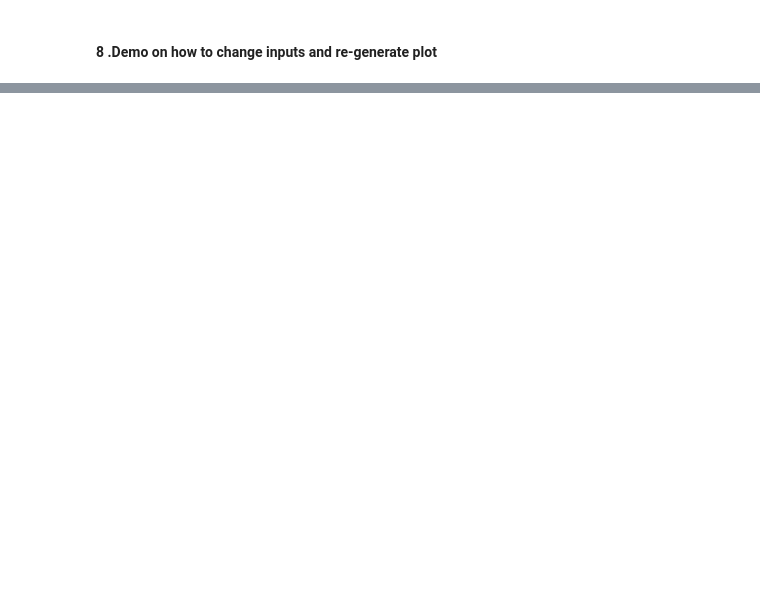
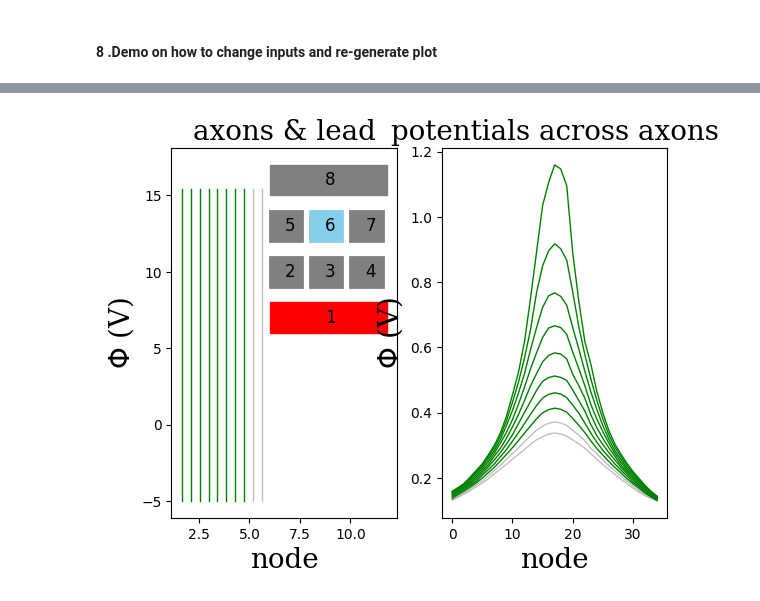
Before and after one commit to aaerrolla/metaStim, a Jupyter notebook: demo.ipynb, the cells around one changed output, grey strips where cells are left out. Cells and saved outputs as stored; diff of their text form; code cells hidden in the pictures; blank space fills up the shorter version.

```diff
--- a/demo.ipynb
+++ b/demo.ipynb
@@ -63,0 +117,4 @@ visualization.visualize()
+# %%
+visualization.visualize1(electrode_list)
+# %% [output]
+[figure, added]
```
Also changed, not shown: parts of 7 cells of this notebook, 5 other files.
